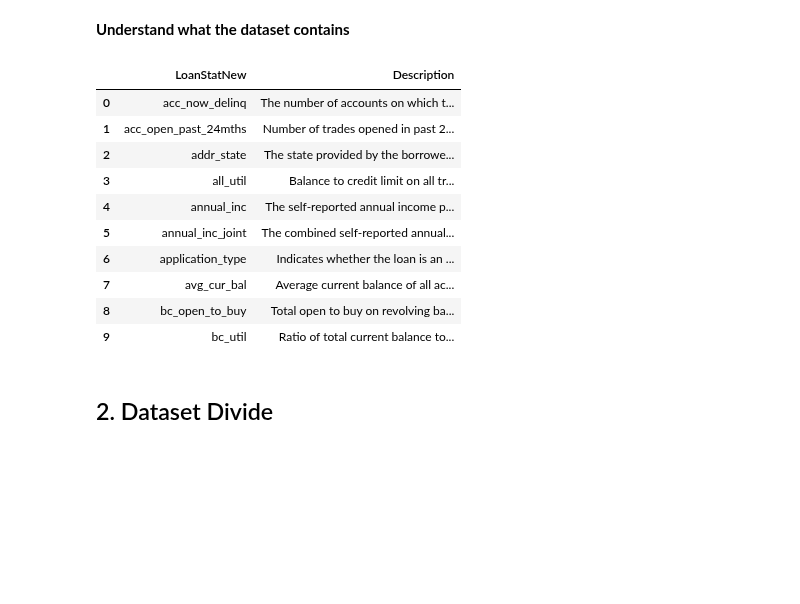
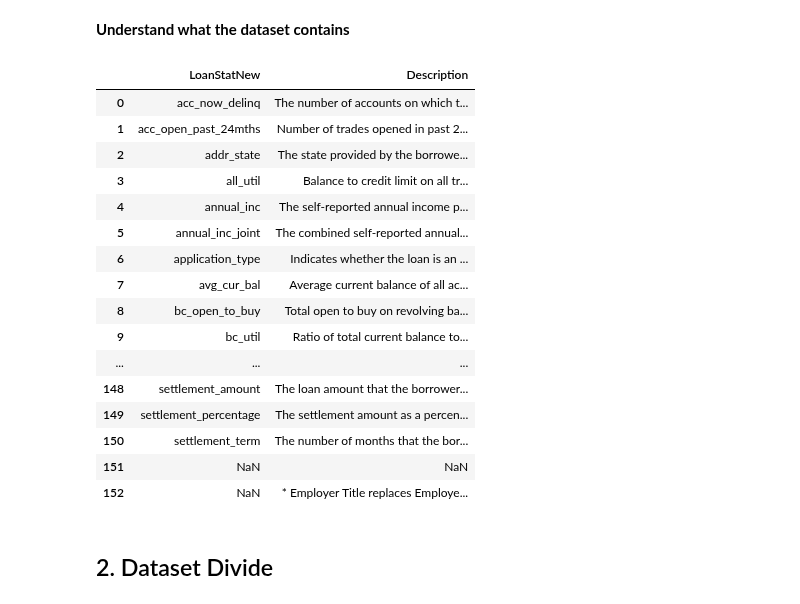
Before and after one commit to hidayah24/data-analyst-portfolio, a Jupyter notebook: Project-2-Credit-Risk-Analysis-and-Optimization-of-Lending-Decisions/Credit-Risk-Analysis.ipynb, the cells around one changed output. Cells and saved outputs as stored; diff of their text form; code cells hidden in the pictures; blank space fills up the shorter version.

```diff
--- a/Project-2-Credit-Risk-Analysis-and-Optimization-of-Lending-Decisions/Credit-Risk-Analysis.ipynb
+++ b/Project-2-Credit-Risk-Analysis-and-Optimization-of-Lending-Decisions/Credit-Risk-Analysis.ipynb
@@ -25,19 +25,25 @@ df_dict = pd.read_excel("./datasets/LoanDataDictionary.xlsx")
 pd.set_option('display.max_rows', None)
 pd.set_option('display.max_colwidth', None)
 # %%
-display(df_dict.head(10))
+display(df_dict)
 # %% [output]
 |  | LoanStatNew | Description |
 | 0 | acc_now_delinq | The number of accounts on which t... |
 | 1 | acc_open_past_24mths | Number of trades opened in past 2... |
 | 2 | addr_state | The state provided by the borrowe... |
 | 3 | all_util | Balance to credit limit on all tr... |
 | 4 | annual_inc | The self-reported annual income p... |
 | 5 | annual_inc_joint | The combined self-reported annual... |
 | 6 | application_type | Indicates whether the loan is an ... |
 | 7 | avg_cur_bal | Average current balance of all ac... |
 | 8 | bc_open_to_buy | Total open to buy on revolving ba... |
 | 9 | bc_util | Ratio of total current balance to... |
+| ... | ... | ... |
+| 148 | settlement_amount | The loan amount that the borrower... |
+| 149 | settlement_percentage | The settlement amount as a percen... |
+| 150 | settlement_term | The number of months that the bor... |
+| 151 | NaN | NaN |
+| 152 | NaN | * Employer Title replaces Employe... |
 # %% [markdown]
 ## 2. Dataset Divide
 # %% [markdown]
```
